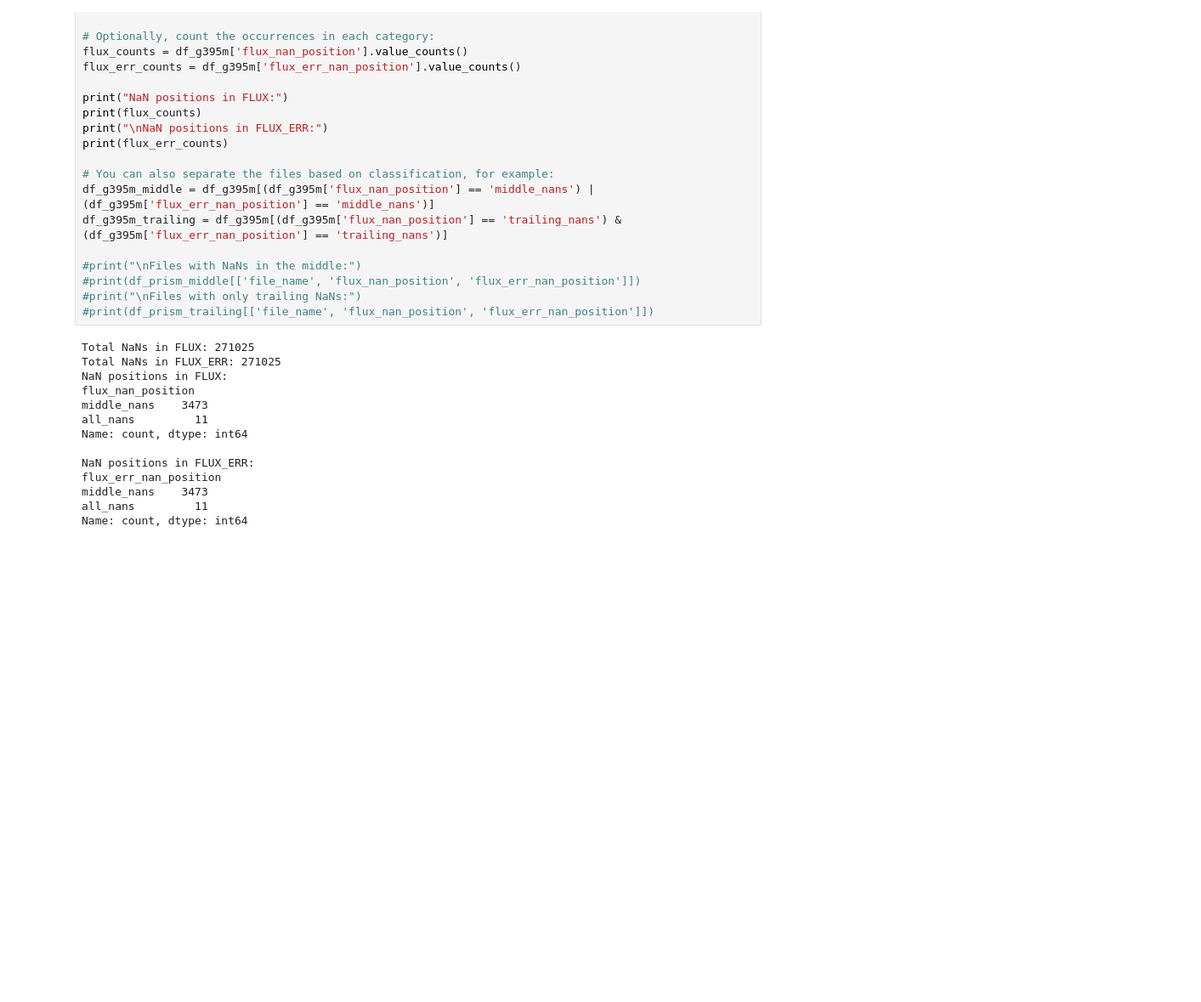
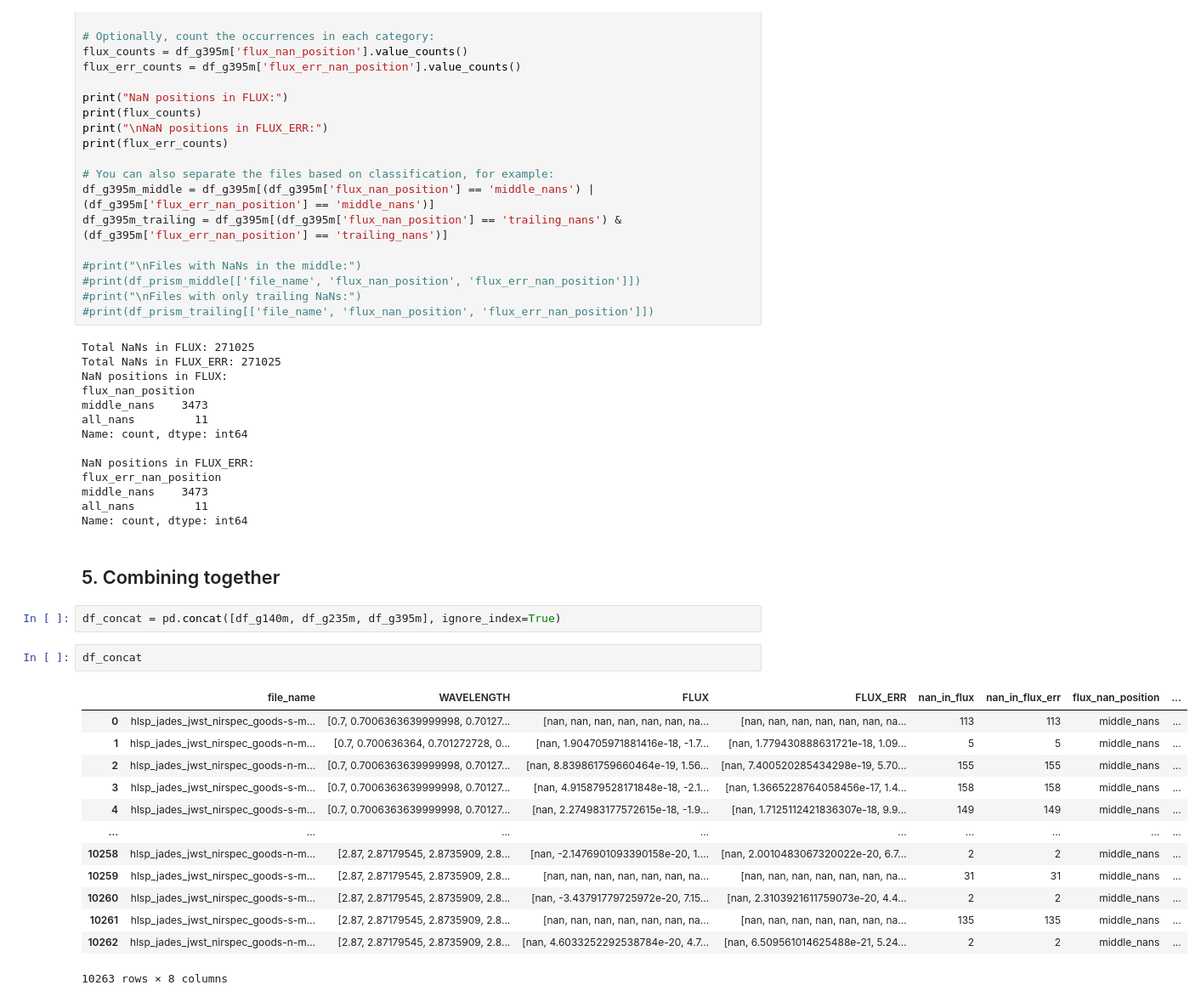
Before and after one commit to aryana-haghjoo/super_resolution, a Jupyter notebook: toy_model/jades_reader.ipynb, the cells around one changed output. Shown at 85% size. Cells and saved outputs as stored; diff of their text form; blank space fills up the shorter version.

```diff
--- a/toy_model/jades_reader.ipynb
+++ b/toy_model/jades_reader.ipynb
@@ -547,3 +548,23 @@ flux_err_nan_position
 middle_nans    3473
 all_nans         11
 Name: count, dtype: int64
+# %% [markdown]
+## 5. Combining together
+# %%
+df_concat = pd.concat([df_g140m, df_g235m, df_g395m], ignore_index=True)
+# %%
+df_concat
+# %% [output]
+|  | file_name | WAVELENGTH | FLUX | FLUX_ERR | nan_in_flux | nan_in_flux_err | flux_nan_position | ... |
+| 0 | hlsp_jades_jwst_nirspec_goods-s-m... | [0.7, 0.7006363639999998, 0.70127... | [nan, nan, nan, nan, nan, nan, na... | [nan, nan, nan, nan, nan, nan, na... | 113 | 113 | middle_nans | ... |
+| 1 | hlsp_jades_jwst_nirspec_goods-n-m... | [0.7, 0.700636364, 0.701272728, 0... | [nan, 1.904705971881416e-18, -1.7... | [nan, 1.779430888631721e-18, 1.09... | 5 | 5 | middle_nans | ... |
+| 2 | hlsp_jades_jwst_nirspec_goods-n-m... | [0.7, 0.7006363639999998, 0.70127... | [nan, 8.839861759660464e-19, 1.56... | [nan, 7.400520285434298e-19, 5.70... | 155 | 155 | middle_nans | ... |
+| 3 | hlsp_jades_jwst_nirspec_goods-s-m... | [0.7, 0.7006363639999998, 0.70127... | [nan, 4.915879528171848e-18, -2.1... | [nan, 1.3665228764058456e-17, 1.4... | 158 | 158 | middle_nans | ... |
+| 4 | hlsp_jades_jwst_nirspec_goods-s-m... | [0.7, 0.7006363639999998, 0.70127... | [nan, 2.274983177572615e-18, -1.9... | [nan, 1.7125112421836307e-18, 9.9... | 149 | 149 | middle_nans | ... |
+| ... | ... | ... | ... | ... | ... | ... | ... | ... |
+| 10258 | hlsp_jades_jwst_nirspec_goods-n-m... | [2.87, 2.87179545, 2.8735909, 2.8... | [nan, -2.1476901093390158e-20, 1.... | [nan, 2.0010483067320022e-20, 6.7... | 2 | 2 | middle_nans | ... |
+| 10259 | hlsp_jades_jwst_nirspec_goods-s-m... | [2.87, 2.87179545, 2.8735909, 2.8... | [nan, nan, nan, nan, nan, nan, na... | [nan, nan, nan, nan, nan, nan, na... | 31 | 31 | middle_nans | ... |
+| 10260 | hlsp_jades_jwst_nirspec_goods-s-m... | [2.87, 2.87179545, 2.8735909, 2.8... | [nan, -3.43791779725972e-20, 7.15... | [nan, 2.3103921611759073e-20, 4.4... | 2 | 2 | middle_nans | ... |
+| 10261 | hlsp_jades_jwst_nirspec_goods-s-m... | [2.87, 2.87179545, 2.8735909, 2.8... | [nan, nan, nan, nan, nan, nan, na... | [nan, nan, nan, nan, nan, nan, na... | 135 | 135 | middle_nans | ... |
+| 10262 | hlsp_jades_jwst_nirspec_goods-n-m... | [2.87, 2.87179545, 2.8735909, 2.8... | [nan, 4.6033252292538784e-20, 4.7... | [nan, 6.509561014625488e-21, 5.24... | 2 | 2 | middle_nans | ... |
+10263 rows × 8 columns
```
Also changed, not shown: parts of 10 cells of this notebook.
